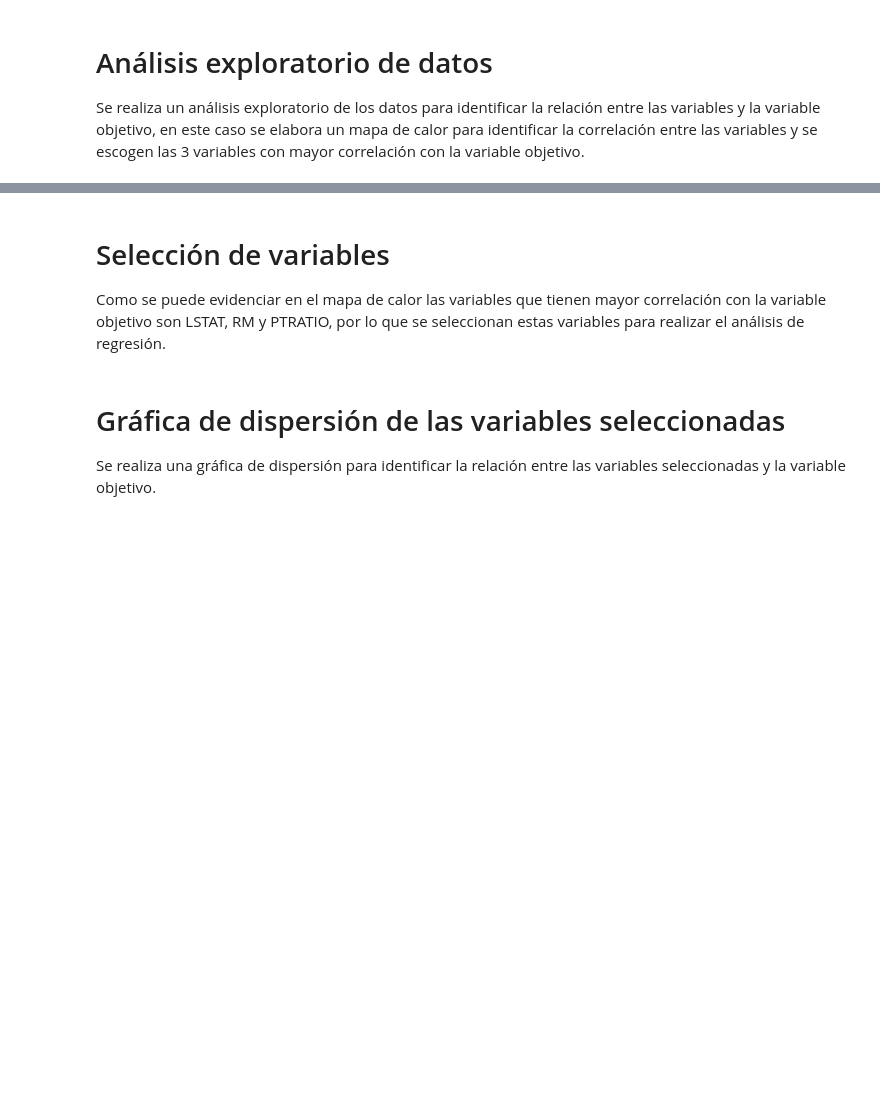
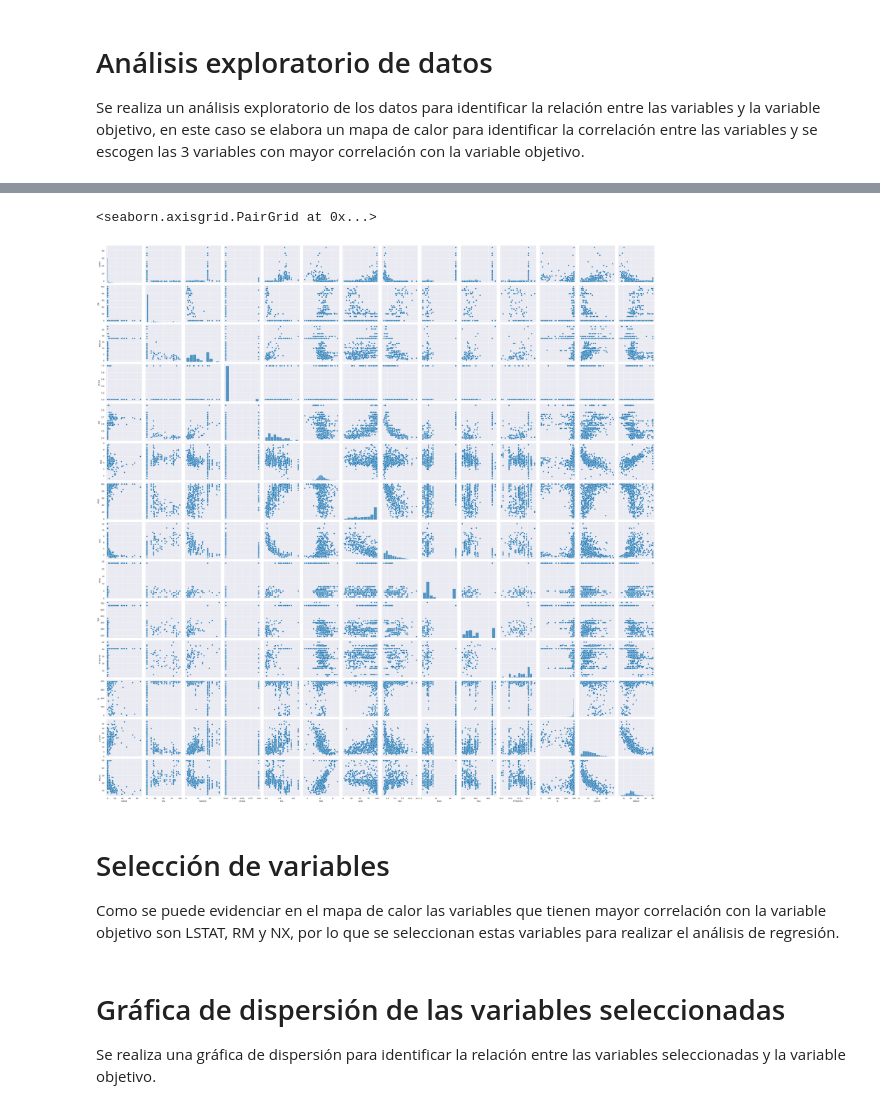
Before and after one commit to andres345gm/TE-regresiones, a Jupyter notebook: Regresion.ipynb, the cells around one changed output, grey strips where cells are left out. Cells and saved outputs as stored; diff of their text form; code cells hidden in the pictures; blank space fills up the shorter version.

```diff
--- a/Regresion.ipynb
+++ b/Regresion.ipynb
@@ -74,5 +74,13 @@ plt.show()
+# %%
+sns.pairplot(data)
+# %% [output]
+<seaborn.axisgrid.PairGrid at 0x...>
+[figure, added]
 # %% [markdown]
+
+
+
 # Selección de variables
 
-Como se puede evidenciar en el mapa de calor las variables que tienen mayor correlación con la variable objetivo son LSTAT, RM y PTRATIO, por lo que se seleccionan estas variables para realizar el análisis de regresión.
+Como se puede evidenciar en el mapa de calor las variables que tienen mayor correlación con la variable objetivo son LSTAT, RM y NX, por lo que se seleccionan estas variables para realizar el análisis de regresión.
 # %%
```
Also changed, not shown: parts of 26 cells of this notebook, 1 other file.
